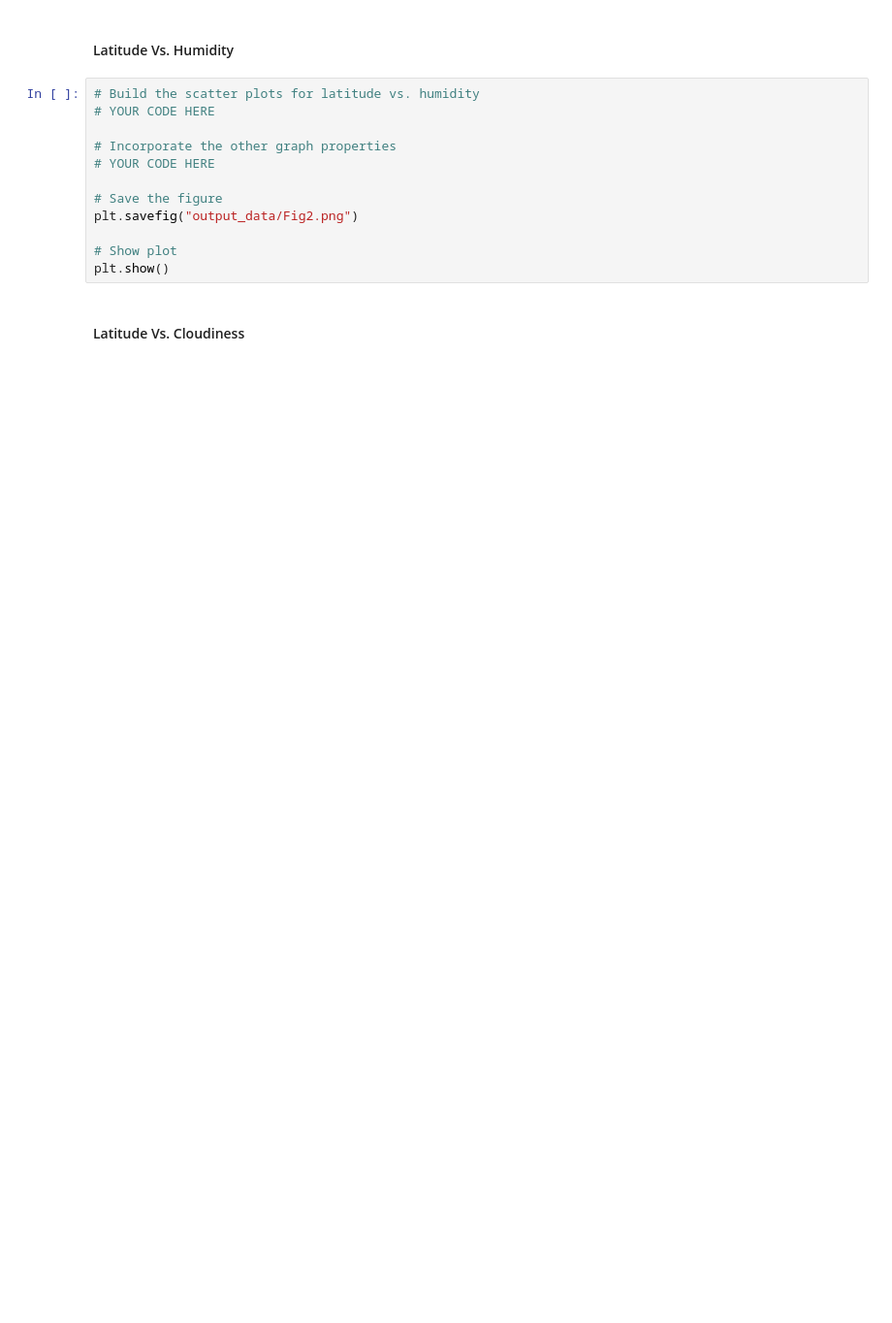
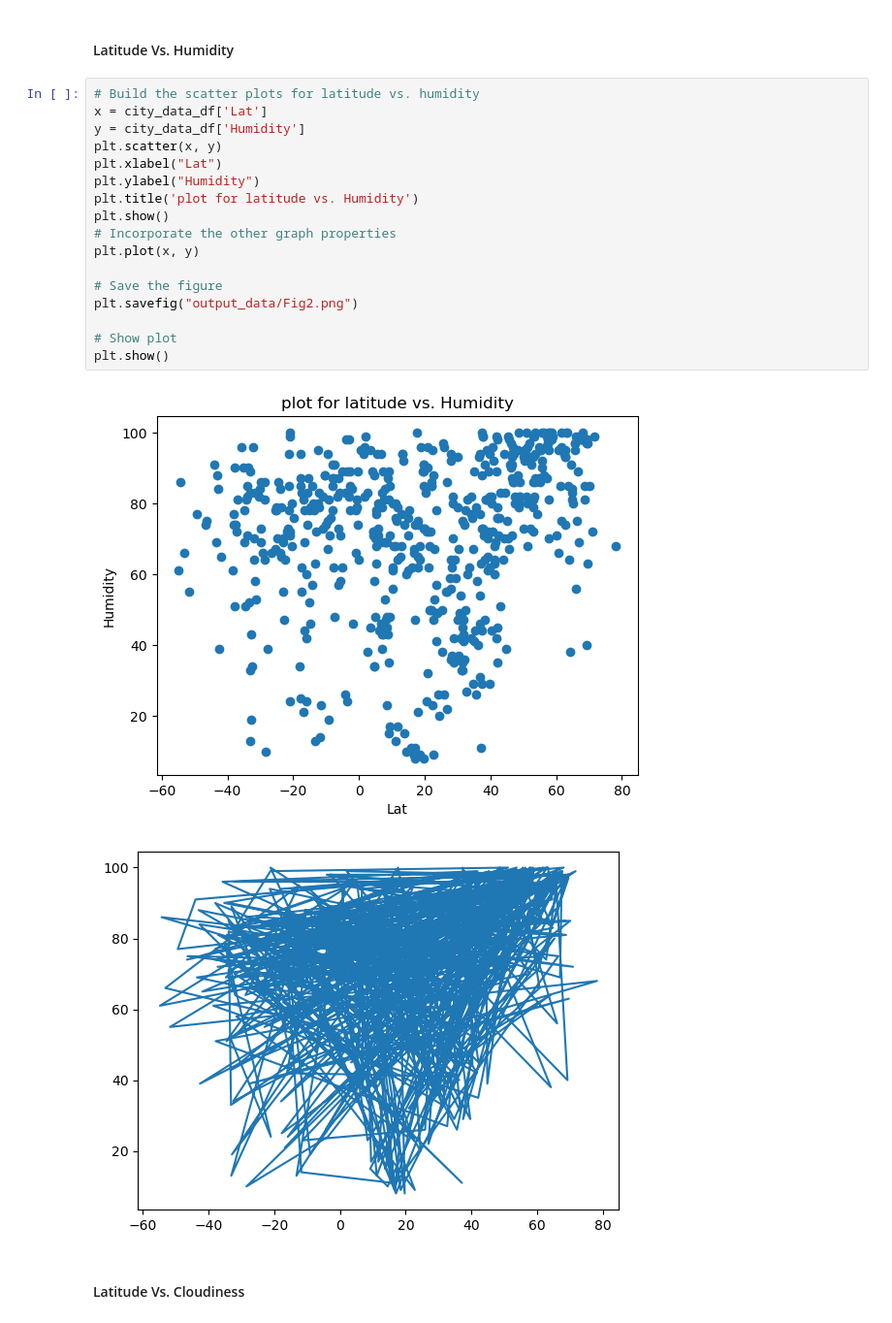
Before and after one commit to eyilma8/python-api-challenge, a Jupyter notebook: WeatherPy/WeatherPy.ipynb, the cells around one changed output. Shown at 97% size. Cells and saved outputs as stored; diff of their text form; blank space fills up the shorter version.

```diff
--- a/WeatherPy/WeatherPy.ipynb
+++ b/WeatherPy/WeatherPy.ipynb
@@ -177,16 +275,24 @@ plt.show()
 #### Latitude Vs. Humidity
 # %%
 # Build the scatter plots for latitude vs. humidity
-# YOUR CODE HERE
-
+x = city_data_df['Lat']
+y = city_data_df['Humidity']
+plt.scatter(x, y)
+plt.xlabel("Lat")
+plt.ylabel("Humidity")
+plt.title('plot for latitude vs. Humidity')
+plt.show()
 # Incorporate the other graph properties
-# YOUR CODE HERE
+plt.plot(x, y)
 
 # Save the figure
 plt.savefig("output_data/Fig2.png")
 
 # Show plot
 plt.show()
+# %% [output]
+[figure, added]
+[figure, added]
 # %% [markdown]
 #### Latitude Vs. Cloudiness
 # %%
```
Also changed, not shown: parts of 30 cells of this notebook, 5 other files.
